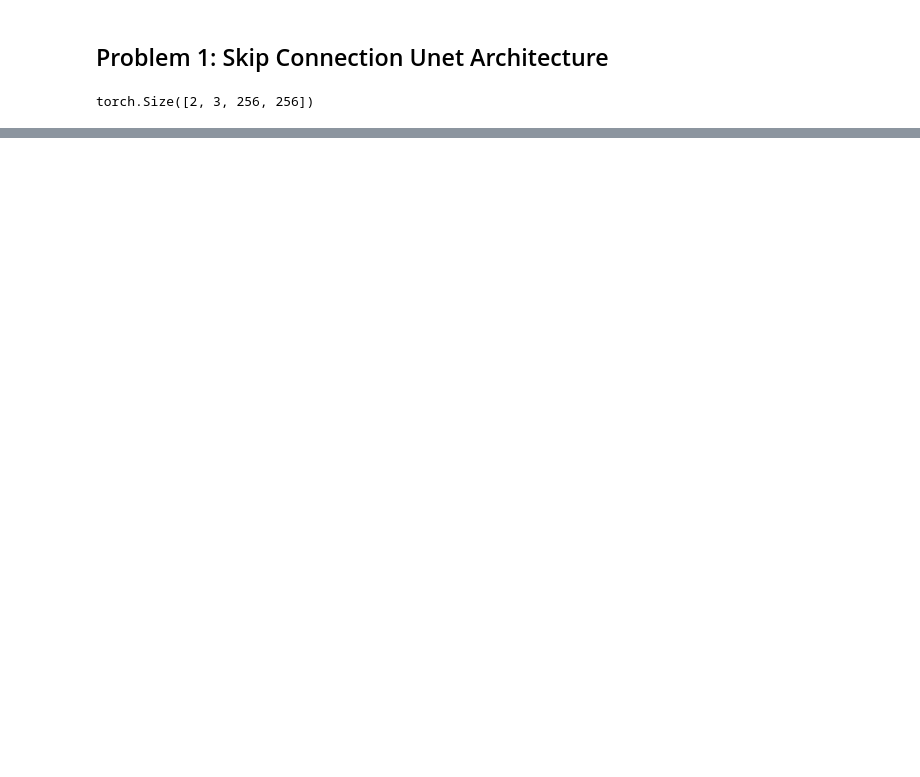
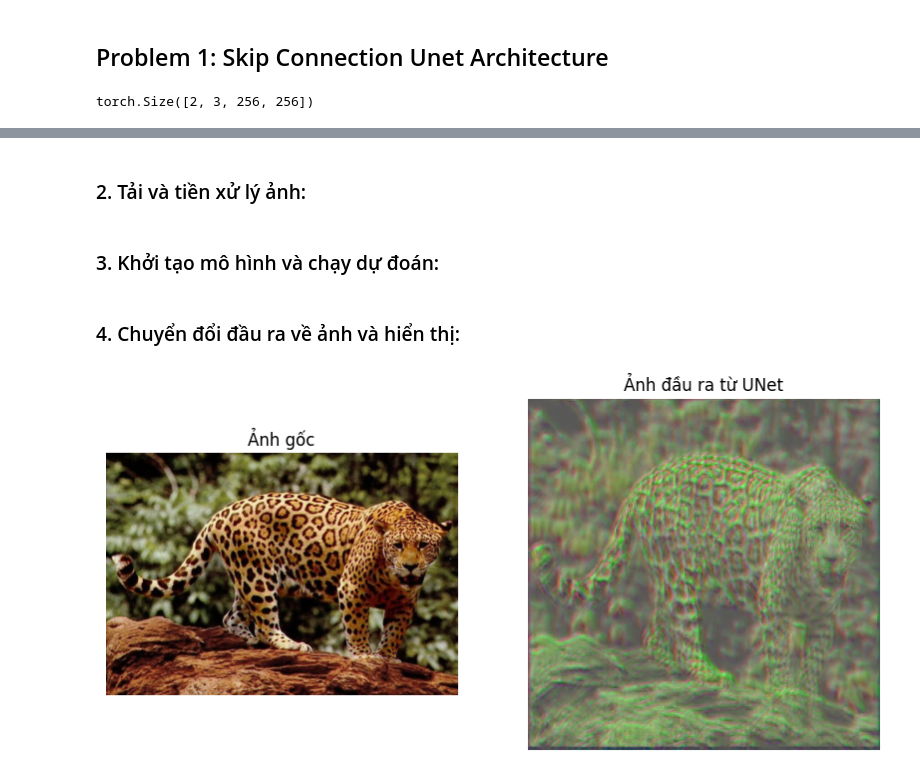
Before and after one commit to DoanAnhThi/Unet---Skip-Connection-Unet-Architecture-, a Jupyter notebook: [Hint]Domain_Conversion_P1.ipynb, the cells around one changed output, grey strips where cells are left out. Saved outputs shown, nothing was run; the diff lists cells and outputs as text; code cells hidden in the pictures; blank space fills up the shorter version.

```diff
--- a/[Hint]Domain_Conversion_P1.ipynb
+++ b/[Hint]Domain_Conversion_P1.ipynb
@@ -114,0 +131,43 @@ torch.Size([2, 3, 256, 256])
+# %% [markdown]
+### 2. Tải và tiền xử lý ảnh:
+# %%
+# Định nghĩa transform để resize ảnh về kích thước phù hợp (ví dụ 256x256) và chuyển thành tensor
+transform = transforms.Compose([
+    transforms.Resize((256, 256)),  # Resize ảnh về 256x256
+    transforms.ToTensor(),          # Chuyển ảnh thành tensor
+])
+
+# Tải ảnh
+image_path = "Standing_jaguar.jpg"
+image = Image.open(image_path).convert("RGB")  # Chuyển ảnh sang RGB
+input_tensor = transform(image).unsqueeze(0)   # Thêm batch dimension
+# %% [markdown]
+### 3. Khởi tạo mô hình và chạy dự đoán:
+# %%
+# Khởi tạo mô hình
+model = Unet(n_channels=3, n_classes=3)  # Nếu mô hình của bạn có số đầu ra khác, hãy điều chỉnh n_classes
+model.eval()  # Chuyển mô hình sang chế độ đánh giá
+
+# Chạy dự đoán
+with torch.no_grad():
+    output = model(input_tensor)
+# %% [markdown]
+### 4. Chuyển đổi đầu ra về ảnh và hiển thị:
+# %%
+# Chuyển đổi tensor thành ảnh numpy
+output_image = output.squeeze(0).permute(1, 2, 0).numpy()  # Đưa về (H, W, C)
+output_image = (output_image - output_image.min()) / (output_image.max() - output_image.min())  # Chuẩn hóa về [0,1]
+
+# Hiển thị ảnh gốc và ảnh đầu ra từ mô hình
+fig, ax = plt.subplots(1, 2, figsize=(10, 5))
+ax[0].imshow(image)
+ax[0].set_title("Ảnh gốc")
+ax[0].axis("off")
+
+ax[1].imshow(output_image)
+ax[1].set_title("Ảnh đầu ra từ UNet")
+ax[1].axis("off")
+
+plt.show()
+# %% [output]
+[figure, added]
```
Also changed, not shown: parts of 4 cells of this notebook, 1 other file.
